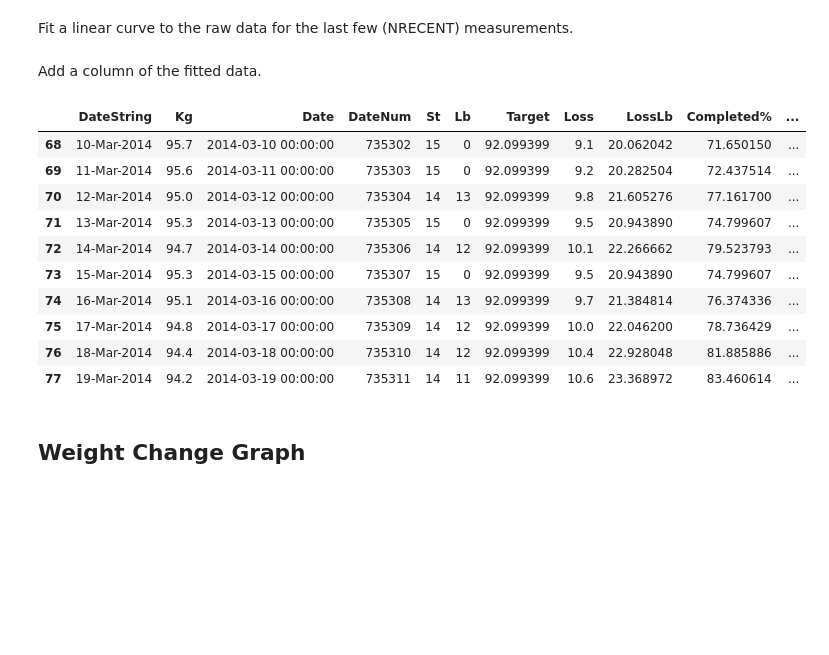
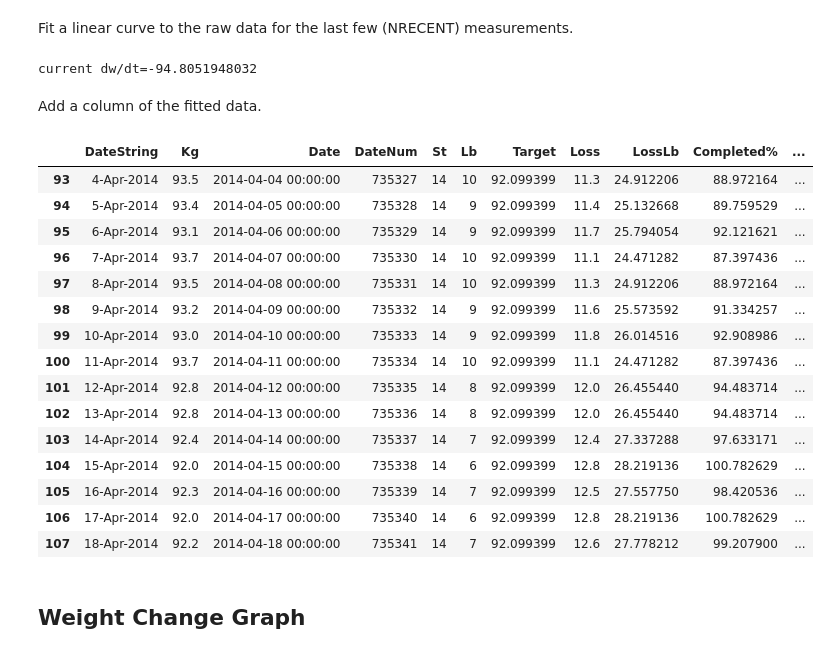
Before and after one commit to stephenbennyhat/me, a Jupyter notebook: Weight.ipynb, the cells around one changed output. Saved outputs shown, nothing was run; the diff lists cells and outputs as text; code cells hidden in the pictures; blank space fills up the shorter version.

```diff
--- a/Weight.ipynb
+++ b/Weight.ipynb
@@ -120,6 +162,8 @@ df['Target'] = target
 df['Loss'] = initial - df['Kg']
 df['LossLb'] = df['Loss']*KG_TO_LB
 df['Completed%'] = 100 * df['Loss'] / delta
+df['Overweight'] = woverweight
+df['Normal'] = wnormal
 # %% [markdown]
 Filter the raw measurements.
 # %%
@@ -145,6 +189,10 @@ fitparams, fitcovariances = curve_fit(linear, xs, ys)
 def fit(x):
     return linear(x, fitparams[0], fitparams[1])
 
+dwdt = fitparams[0]*1000 # g/day
+
+print("current dw/dt=%s" % dwdt)
+
 # weight = date * p[0] + p[1]
 # => date = (weight - p[1]) / p[0]
 def fitdate(x):
@@ -152,25 +200,32 @@ def fitdate(x):
 
 # where do we hit the target?
 target_date=num2date(fitdate(target))
+# %% [output]
+current dw/dt=-94.8051948032
 # %% [markdown]
 Add a column of the fitted data.
 # %%
 df['Fit'] = fit(df['DateNum'][-NRECENT:])
 recent = df[-NRECENT:]
 # %%
-df.tail(10)
+df.tail(15)
 # %% [output]
 |  | DateString | Kg | Date | DateNum | St | Lb | Target | Loss | LossLb | Completed% | ... |
-| 68 | 10-Mar-2014 | 95.7 | 2014-03-10 00:00:00 | 735302 | 15 | 0 | 92.099399 | 9.1 | 20.062042 | 71.650150 | ... |
-| 69 | 11-Mar-2014 | 95.6 | 2014-03-11 00:00:00 | 735303 | 15 | 0 | 92.099399 | 9.2 | 20.282504 | 72.437514 | ... |
-| 70 | 12-Mar-2014 | 95.0 | 2014-03-12 00:00:00 | 735304 | 14 | 13 | 92.099399 | 9.8 | 21.605276 | 77.161700 | ... |
-| 71 | 13-Mar-2014 | 95.3 | 2014-03-13 00:00:00 | 735305 | 15 | 0 | 92.099399 | 9.5 | 20.943890 | 74.799607 | ... |
-| 72 | 14-Mar-2014 | 94.7 | 2014-03-14 00:00:00 | 735306 | 14 | 12 | 92.099399 | 10.1 | 22.266662 | 79.523793 | ... |
-| 73 | 15-Mar-2014 | 95.3 | 2014-03-15 00:00:00 | 735307 | 15 | 0 | 92.099399 | 9.5 | 20.943890 | 74.799607 | ... |
-| 74 | 16-Mar-2014 | 95.1 | 2014-03-16 00:00:00 | 735308 | 14 | 13 | 92.099399 | 9.7 | 21.384814 | 76.374336 | ... |
-| 75 | 17-Mar-2014 | 94.8 | 2014-03-17 00:00:00 | 735309 | 14 | 12 | 92.099399 | 10.0 | 22.046200 | 78.736429 | ... |
-| 76 | 18-Mar-2014 | 94.4 | 2014-03-18 00:00:00 | 735310 | 14 | 12 | 92.099399 | 10.4 | 22.928048 | 81.885886 | ... |
-| 77 | 19-Mar-2014 | 94.2 | 2014-03-19 00:00:00 | 735311 | 14 | 11 | 92.099399 | 10.6 | 23.368972 | 83.460614 | ... |
+| 93 | 4-Apr-2014 | 93.5 | 2014-04-04 00:00:00 | 735327 | 14 | 10 | 92.099399 | 11.3 | 24.912206 | 88.972164 | ... |
+| 94 | 5-Apr-2014 | 93.4 | 2014-04-05 00:00:00 | 735328 | 14 | 9 | 92.099399 | 11.4 | 25.132668 | 89.759529 | ... |
+| 95 | 6-Apr-2014 | 93.1 | 2014-04-06 00:00:00 | 735329 | 14 | 9 | 92.099399 | 11.7 | 25.794054 | 92.121621 | ... |
+| 96 | 7-Apr-2014 | 93.7 | 2014-04-07 00:00:00 | 735330 | 14 | 10 | 92.099399 | 11.1 | 24.471282 | 87.397436 | ... |
+| 97 | 8-Apr-2014 | 93.5 | 2014-04-08 00:00:00 | 735331 | 14 | 10 | 92.099399 | 11.3 | 24.912206 | 88.972164 | ... |
+| 98 | 9-Apr-2014 | 93.2 | 2014-04-09 00:00:00 | 735332 | 14 | 9 | 92.099399 | 11.6 | 25.573592 | 91.334257 | ... |
+| 99 | 10-Apr-2014 | 93.0 | 2014-04-10 00:00:00 | 735333 | 14 | 9 | 92.099399 | 11.8 | 26.014516 | 92.908986 | ... |
+| 100 | 11-Apr-2014 | 93.7 | 2014-04-11 00:00:00 | 735334 | 14 | 10 | 92.099399 | 11.1 | 24.471282 | 87.397436 | ... |
+| 101 | 12-Apr-2014 | 92.8 | 2014-04-12 00:00:00 | 735335 | 14 | 8 | 92.099399 | 12.0 | 26.455440 | 94.483714 | ... |
+| 102 | 13-Apr-2014 | 92.8 | 2014-04-13 00:00:00 | 735336 | 14 | 8 | 92.099399 | 12.0 | 26.455440 | 94.483714 | ... |
+| 103 | 14-Apr-2014 | 92.4 | 2014-04-14 00:00:00 | 735337 | 14 | 7 | 92.099399 | 12.4 | 27.337288 | 97.633171 | ... |
+| 104 | 15-Apr-2014 | 92.0 | 2014-04-15 00:00:00 | 735338 | 14 | 6 | 92.099399 | 12.8 | 28.219136 | 100.782629 | ... |
+| 105 | 16-Apr-2014 | 92.3 | 2014-04-16 00:00:00 | 735339 | 14 | 7 | 92.099399 | 12.5 | 27.557750 | 98.420536 | ... |
+| 106 | 17-Apr-2014 | 92.0 | 2014-04-17 00:00:00 | 735340 | 14 | 6 | 92.099399 | 12.8 | 28.219136 | 100.782629 | ... |
+| 107 | 18-Apr-2014 | 92.2 | 2014-04-18 00:00:00 | 735341 | 14 | 7 | 92.099399 | 12.6 | 27.778212 | 99.207900 | ... |
 # %% [markdown]
 ## Weight Change Graph
 # %%
```
Also changed, not shown: parts of 13 cells of this notebook.
